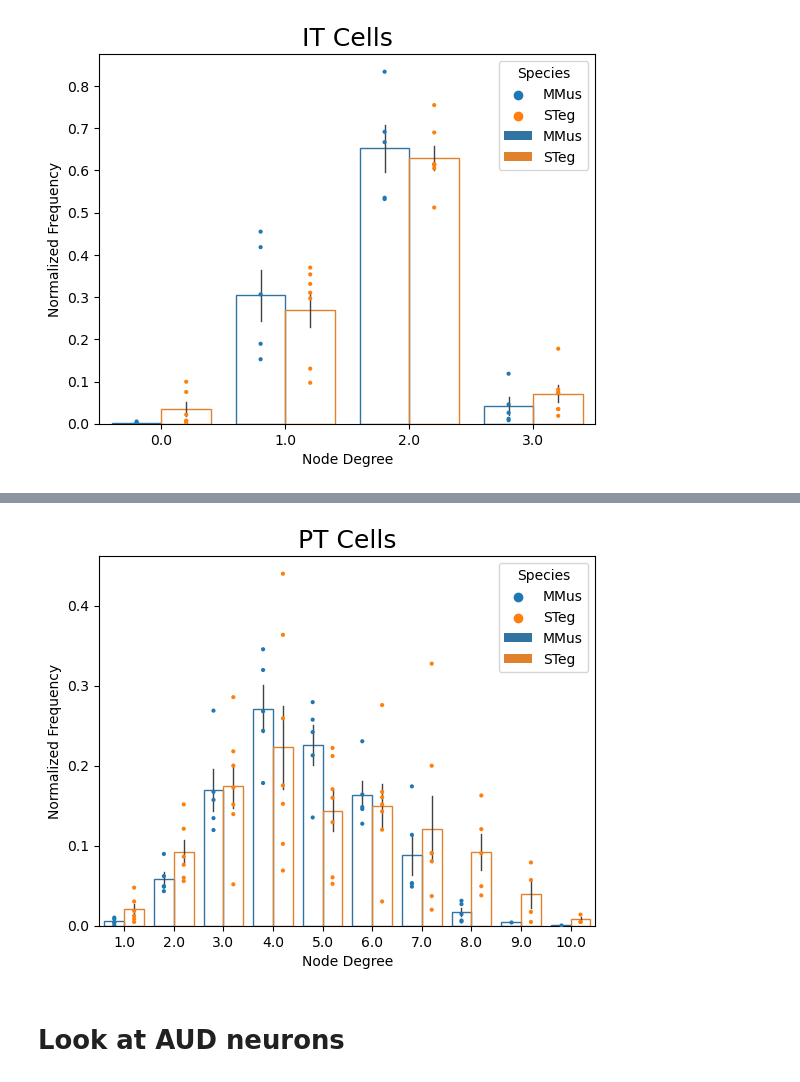
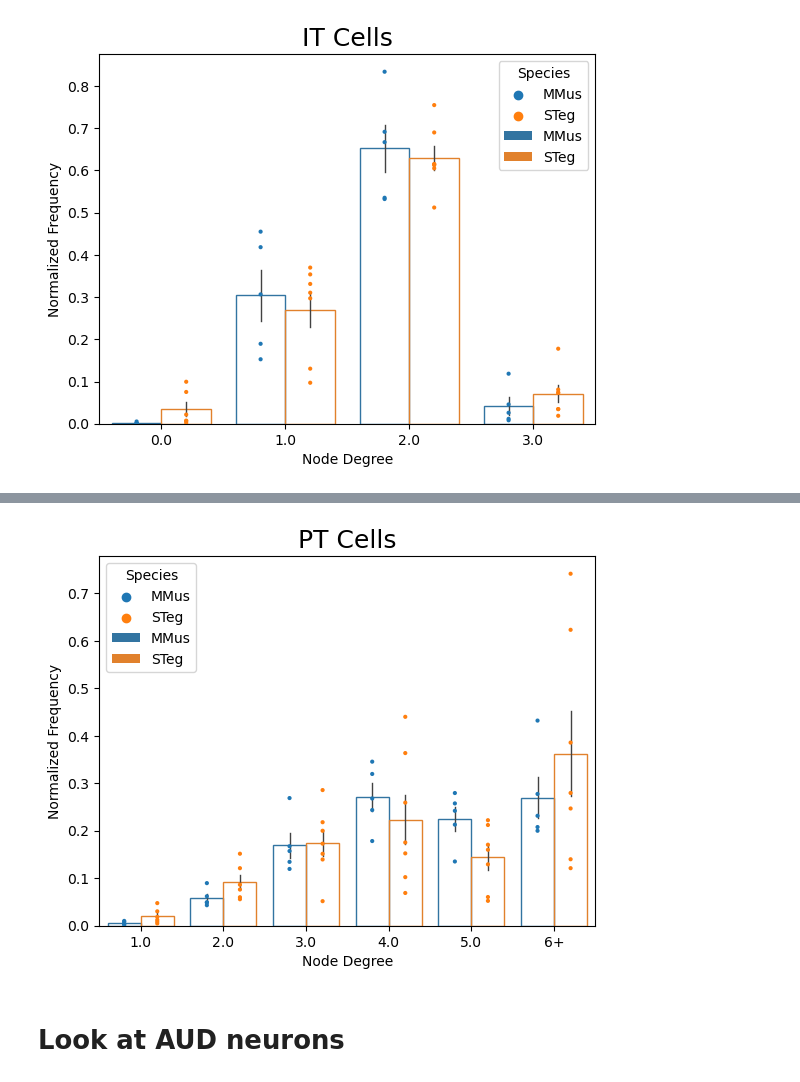
Before and after one commit to eisko/MAPseq_analysis, a Jupyter notebook: M194_M220_SC2.ipynb, the cells around one changed output, grey strips where cells are left out. Drawn from its saved outputs; the diff is of its cells as text; code cells hidden in the pictures.

```diff
--- a/M194_M220_SC2.ipynb
+++ b/M194_M220_SC2.ipynb
@@ -153,3 +153,23 @@ plot = pd.concat([mm_it_nodes, st_it_nodes])
 dot_bar_plot(plot, "IT Cells")
 # %% [output]
 [figure]
+# %%
+# change node 6 to 6+
+idx5 = mm_pt_nodes['Node Degree'] > 5
+mm_pt_nodes_5and = mm_pt_nodes[~idx5].reset_index(drop=True)
+for i in range(len(mice_mm)):
+    idxm = mm_pt_nodes[idx5]['mouse'] == mice_mm[i]
+    int = mm_pt_nodes[idx5][idxm]
+    int_sum = int['Normalized Frequency'].sum()
+    mm_pt_nodes_5and.loc[len(mm_pt_nodes_5and.index)] = ['6+', int_sum, 'MMus', mice_mm[i]]
+# mm_pt_nodes_5and
+# %%
+# change node 6 to 6+
+idx5 = st_pt_nodes['Node Degree'] > 5
+st_pt_nodes_5and = st_pt_nodes[~idx5].reset_index(drop=True)
+for i in range(len(mice_st)):
+    idxm = st_pt_nodes[idx5]['mouse'] == mice_st[i]
+    int = st_pt_nodes[idx5][idxm]
+    int_sum = int['Normalized Frequency'].sum()
+    st_pt_nodes_5and.loc[len(st_pt_nodes_5and.index)] = ['6+', int_sum, 'STeg', mice_st[i]]
+st_pt_nodes_5and
@@ -156,8 +194,8 @@ dot_bar_plot(plot, "IT Cells")
 # %%
-plot = pd.concat([mm_pt_nodes, st_pt_nodes])
+plot = pd.concat([mm_pt_nodes_5and, st_pt_nodes_5and])
 dot_bar_plot(plot, "PT Cells")
 # %% [output]
-[figure, old version]
+[figure, new version]
 # %% [markdown]
 # Look at AUD neurons
 # %%
```
Also changed, not shown: parts of 1 cell of this notebook.
